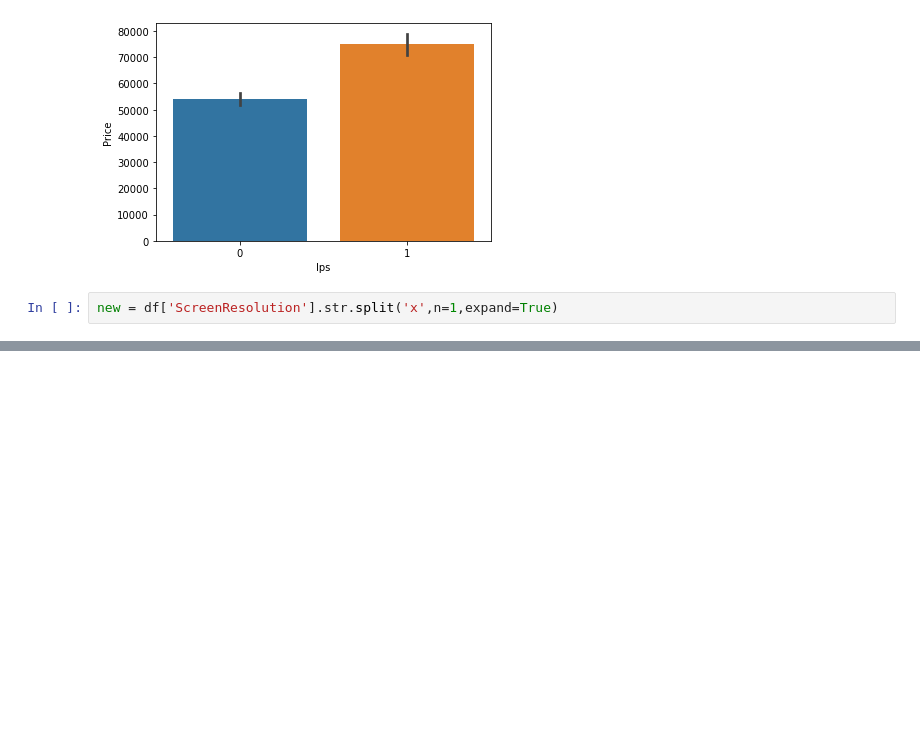
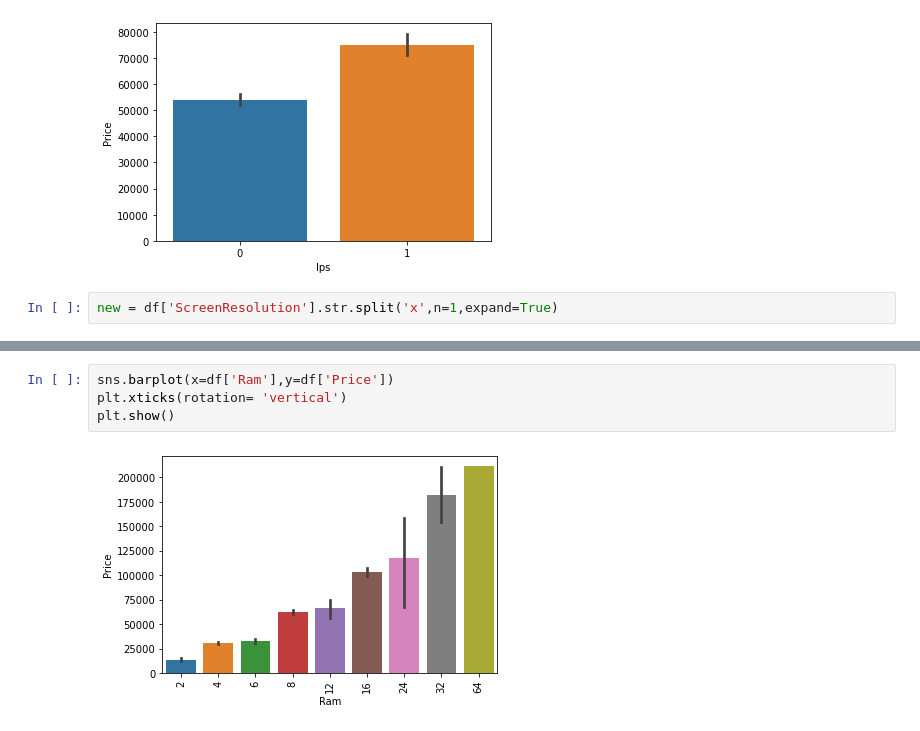
Before and after one commit to Hamza-Tahirr/Computer-Price-Prediction-Using-Streamlit, a Jupyter notebook: Computer Price Prediction.ipynb, the cells around one changed output, grey strips where cells are left out. Drawn from its saved outputs; the diff is of its cells as text; blank space fills up the shorter version.

```diff
--- a/Computer Price Prediction.ipynb
+++ b/Computer Price Prediction.ipynb
@@ -357,0 +436,6 @@ df.head()
+# %%
+sns.barplot(x=df['Ram'],y=df['Price'])
+plt.xticks(rotation= 'vertical')
+plt.show()
+# %% [output]
+[figure, added]
```
Also changed, not shown: parts of 80 cells of this notebook.
